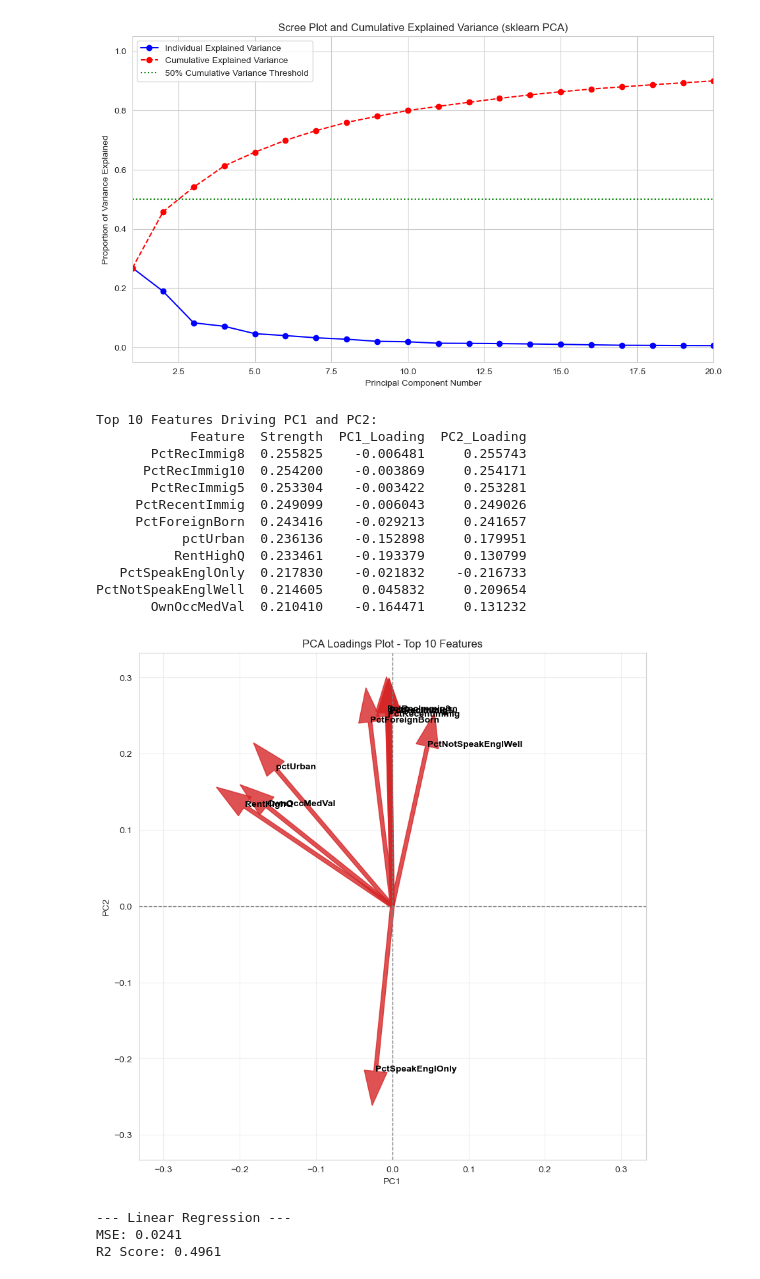
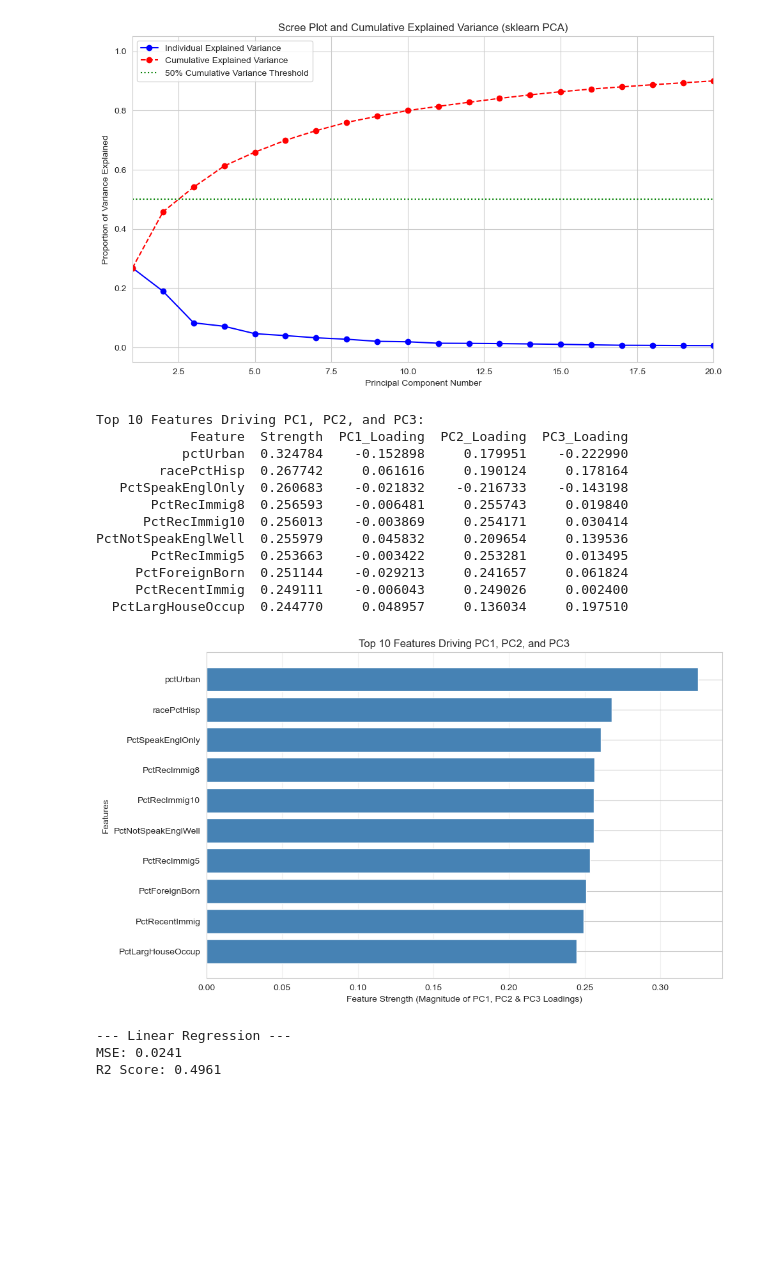
Before and after one commit to hashemwa/stt_810_project, a Jupyter notebook: AutoPCA.ipynb, the cells around one changed output. Saved outputs shown, nothing was run; the diff lists cells and outputs as text; code cells hidden in the pictures; blank space fills up the shorter version.

Commit message:
Feature importance plot

```diff
--- a/AutoPCA.ipynb
+++ b/AutoPCA.ipynb
@@ -92,66 +92,53 @@ plt.show()
 # %% [output]
 [figure]
 # %%
-# Identify Top Features Driving PC1 and PC2
+# Identify Top Features Driving PC1, PC2, and PC3
 loadings = pca.components_.T
-# Get loadings for PC1 and PC2
-loadings_pc1_pc2 = loadings[:, :2]
+# Get loadings for PC1, PC2, and PC3
+loadings_pc1_pc2_pc3 = loadings[:, :3]
 
-# Calculate magnitudes of loadings
-magnitudes = np.sqrt(loadings_pc1_pc2[:, 0] ** 2 + loadings_pc1_pc2[:, 1] ** 2)
+# Calculate magnitudes of loadings across 3 components
+magnitudes = np.sqrt(loadings_pc1_pc2_pc3[:, 0] ** 2 + loadings_pc1_pc2_pc3[:, 1] ** 2 + loadings_pc1_pc2_pc3[:, 2] ** 2)
 
 features_df = pd.DataFrame(
     {
         "Feature": X.columns,
-        "PC1_Loading": loadings_pc1_pc2[:, 0],
-        "PC2_Loading": loadings_pc1_pc2[:, 1],
+        "PC1_Loading": loadings_pc1_pc2_pc3[:, 0],
+        "PC2_Loading": loadings_pc1_pc2_pc3[:, 1],
+        "PC3_Loading": loadings_pc1_pc2_pc3[:, 2],
         "Strength": magnitudes,
     }
 )
 
 top_10 = features_df.sort_values(by="Strength", ascending=False).head(10)
-print("Top 10 Features Driving PC1 and PC2:")
+print("Top 10 Features Driving PC1, PC2, and PC3:")
 print(
-    top_10[["Feature", "Strength", "PC1_Loading", "PC2_Loading"]].to_string(index=False)
+    top_10[["Feature", "Strength", "PC1_Loading", "PC2_Loading", "PC3_Loading"]].to_string(index=False)
 )
 # %% [output]
-Top 10 Features Driving PC1 and PC2:
-            Feature  Strength  PC1_Loading  PC2_Loading
-       PctRecImmig8  0.255825    -0.006481     0.255743
-      PctRecImmig10  0.254200    -0.003869     0.254171
-       PctRecImmig5  0.253304    -0.003422     0.253281
-     PctRecentImmig  0.249099    -0.006043     0.249026
-     PctForeignBorn  0.243416    -0.029213     0.241657
-           pctUrban  0.236136    -0.152898     0.179951
-          RentHighQ  0.233461    -0.193379     0.130799
-   PctSpeakEnglOnly  0.217830    -0.021832    -0.216733
-PctNotSpeakEnglWell  0.214605     0.045832     0.209654
-       OwnOccMedVal  0.210410    -0.164471     0.131232
+Top 10 Features Driving PC1, PC2, and PC3:
+            Feature  Strength  PC1_Loading  PC2_Loading  PC3_Loading
+           pctUrban  0.324784    -0.152898     0.179951    -0.222990
+        racePctHisp  0.267742     0.061616     0.190124     0.178164
+   PctSpeakEnglOnly  0.260683    -0.021832    -0.216733    -0.143198
+       PctRecImmig8  0.256593    -0.006481     0.255743     0.019840
+      PctRecImmig10  0.256013    -0.003869     0.254171     0.030414
+PctNotSpeakEnglWell  0.255979     0.045832     0.209654     0.139536
+       PctRecImmig5  0.253663    -0.003422     0.253281     0.013495
+     PctForeignBorn  0.251144    -0.029213     0.241657     0.061824
+     PctRecentImmig  0.249111    -0.006043     0.249026     0.002400
+  PctLargHouseOccup  0.244770     0.048957     0.136034     0.197510
 # %%
-# Loading Plot
-plt.figure(figsize=(10, 10))
-plt.axhline(0, color='grey', linestyle='--', linewidth=1)
-plt.axvline(0, color='grey', linestyle='--', linewidth=1)
-
-texts = []
-for i, row in top_10.iterrows():
-    plt.arrow(0, 0, row['PC1_Loading'], row['PC2_Loading'],
-              color='tab:red', alpha=0.8, width=0.005, head_width=0.03)
-    texts.append(plt.text(row['PC1_Loading'], row['PC2_Loading'],
-                          row['Feature'], fontsize=10, color='black', weight='bold'))
-
-circle = plt.Circle((0, 0), 0.5, color='blue', fill=False, linestyle=':', alpha=0.3)
-plt.gca().add_artist(circle)
-
-max_limit = top_10[['PC1_Loading', 'PC2_Loading']].abs().max().max() * 1.3
-plt.xlim(-max_limit, max_limit)
-plt.ylim(-max_limit, max_limit)
-
-plt.xlabel(f"PC1")
-plt.ylabel(f"PC2")
-plt.title("PCA Loadings Plot - Top 10 Features")
-plt.grid(True, alpha=0.3)
-plt.gca().set_aspect('equal')
+# Feature Importance Bar Plot
+plt.figure(figsize=(10, 6))
+bars = plt.barh(range(len(top_10)), top_10['Strength'].values, color='steelblue')
+plt.yticks(range(len(top_10)), top_10['Feature'].values)
+plt.xlabel('Feature Strength (Magnitude of PC1, PC2 & PC3 Loadings)')
+plt.ylabel('Features')
+plt.title('Top 10 Features Driving PC1, PC2, and PC3')
+plt.gca().invert_yaxis()  # Highest strength at the top
+plt.grid(True, alpha=0.3, axis='x')
+plt.tight_layout()
 plt.show()
 # %% [output]
-[figure, old version]
+[figure, new version]
```
Also changed, not shown: parts of 2 cells of this notebook.
